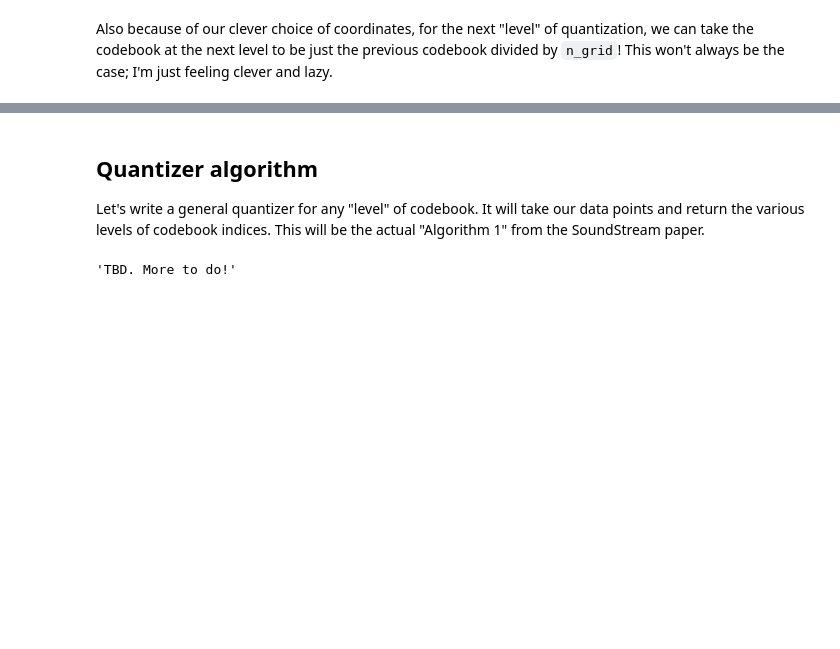
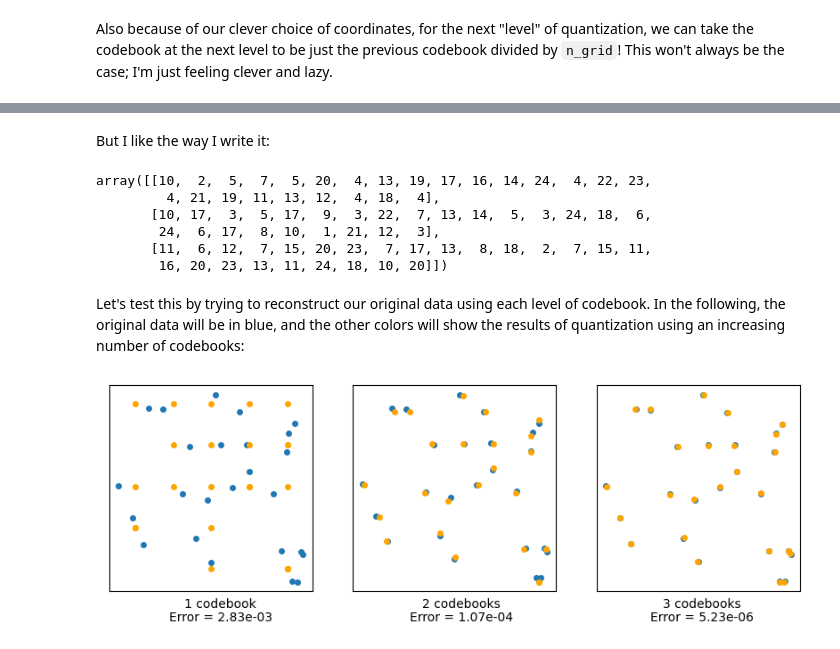
Before and after one commit to drscotthawley/blog, a Jupyter notebook: posts/2023-06-12-RVQ.ipynb, the cells around one changed output, grey strips where cells are left out. Saved outputs shown, nothing was run; the diff lists cells and outputs as text; code cells hidden in the pictures; blank space fills up the shorter version.

```diff
--- a/posts/2023-06-13-RVQ.ipynb
+++ b/posts/2023-06-12-RVQ.ipynb
@@ -392,10 +629,55 @@ Also because of our clever choice of coordinates,  for the next "level" of quant
 # %% [markdown]
-## Quantizer algorithm
-Let's write a general quantizer for any "level" of codebook.  It will take our data points and return the various levels of codebook indices.  This will be the actual "Algorithm 1" from the SoundStream paper.
+But I like the way I write it:
 # %%
-def quantizer(data, n_grid, level=0, domain_min=-0.5, domain_max=0.5, prev_codebook=None, prev_codebook_inds=None):
-    h = ((DATA_MAX - DATA_MIN)/n_grid)**(level+1)
-    # basically make this the algorithm from SoundStream
-"TBD. More to do!"
+def quantizer(data, codebooks, n_grid=5):
+    "this will spit out indices for residuals in a series of 'nested' codebooks"
+    resids = data
+    indices = []
+    for cb in codebooks:
+        indices_l = get_region_membership(resids, codebook=cb)
+        resids = resids - cb[indices_l]
+        indices.append(indices_l)
+    return np.array(indices)
+
+# Make the nested codebooks
+n_codebooks = 3
+codebook = generate_codebook(n_grid)
+codebooks = [codebook/n_grid**level for level in range(n_codebooks)]
+
+indices = quantizer(data, codebooks)   # call the quantizer
+display(indices)
 # %% [output]
-'TBD. More to do!'
+array([[10,  2,  5,  7,  5, 20,  4, 13, 19, 17, 16, 14, 24,  4, 22, 23,
+         4, 21, 19, 11, 13, 12,  4, 18,  4],
+       [10, 17,  3,  5, 17,  9,  3, 22,  7, 13, 14,  5,  3, 24, 18,  6,
+        24,  6, 17,  8, 10,  1, 21, 12,  3],
+       [11,  6, 12,  7, 15, 20, 23,  7, 17, 13,  8, 18,  2,  7, 15, 11,
+        16, 20, 23, 13, 11, 24, 18, 10, 20]])
+# %% [markdown]
+Let's test this by trying to reconstruct our original data using each level of codebook.
+In the following, the original data will be in blue, and the other colors will show the results of quantization using an increasing number of codebooks:
+# %%
+#| code-fold: true
+#| code-summary: "Show the code"
+#| label: fig-rvq-recon
+#| fig-cap: "Reconstructing data (blue points) using multiple levels of RVQ codebooks (orange dots)"
+
+K = n_codebooks
+fig, ax_all = plt.subplots(nrows=1, ncols=K, figsize=(10+(K-3),3))
+recon = data*0
+for axi in range(K):
+    ax = ax_all[axi]
+    ax.scatter(data[:, 0], data[:, 1], s=16)
+    recon += codebooks[axi][indices[axi]]
+    ax.scatter(recon[:, 0], recon[:, 1], s=16, color='orange')
+    ax.set_xticks([])
+    ax.set_yticks([])
+    hpos = 1/K*0.85 + 1/K*0.81*axi if K==4 else .25 + .27*axi
+    fig.text(hpos, .05, f"{axi+1} codebook{'s' if axi>0 else ''}", ha='center')
+
+    error = ((recon - data)**2).mean()
+    fig.text(hpos, .0001, f"Error = {error:.2e}", ha='center')
+
+plt.show()
+# %% [output]
+[figure, added]
```
Also changed, not shown: parts of 61 cells of this notebook.
